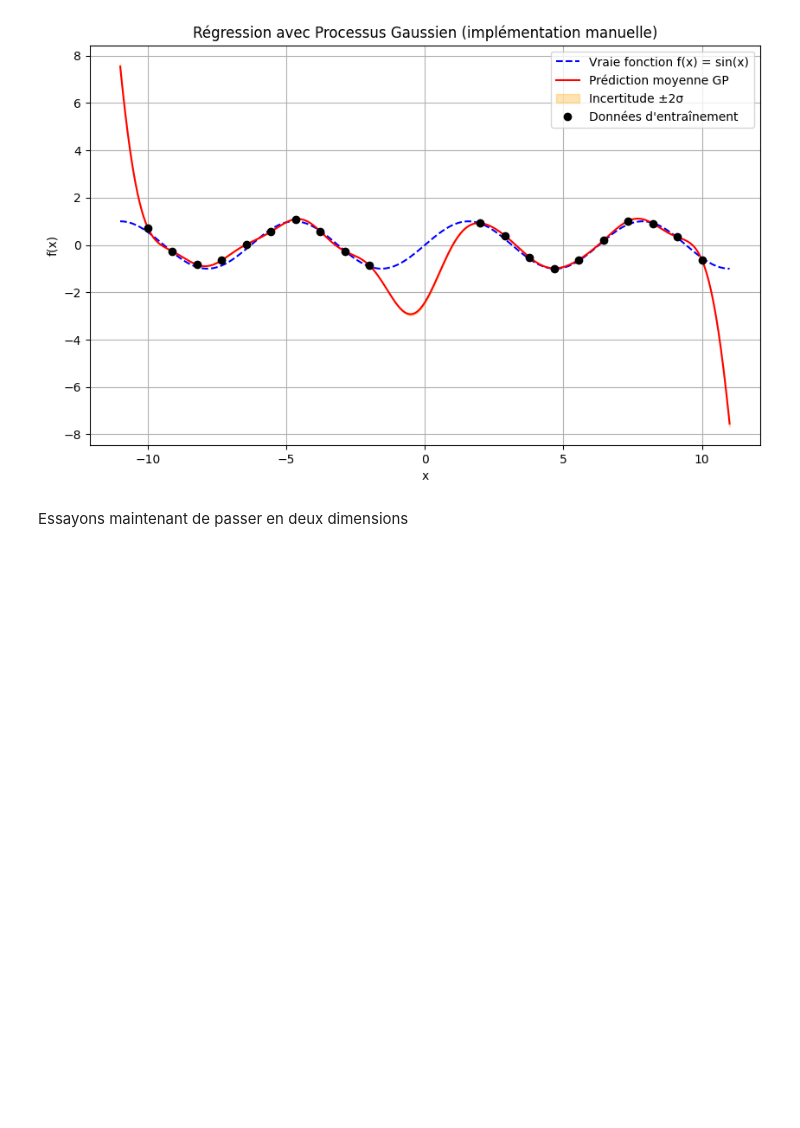
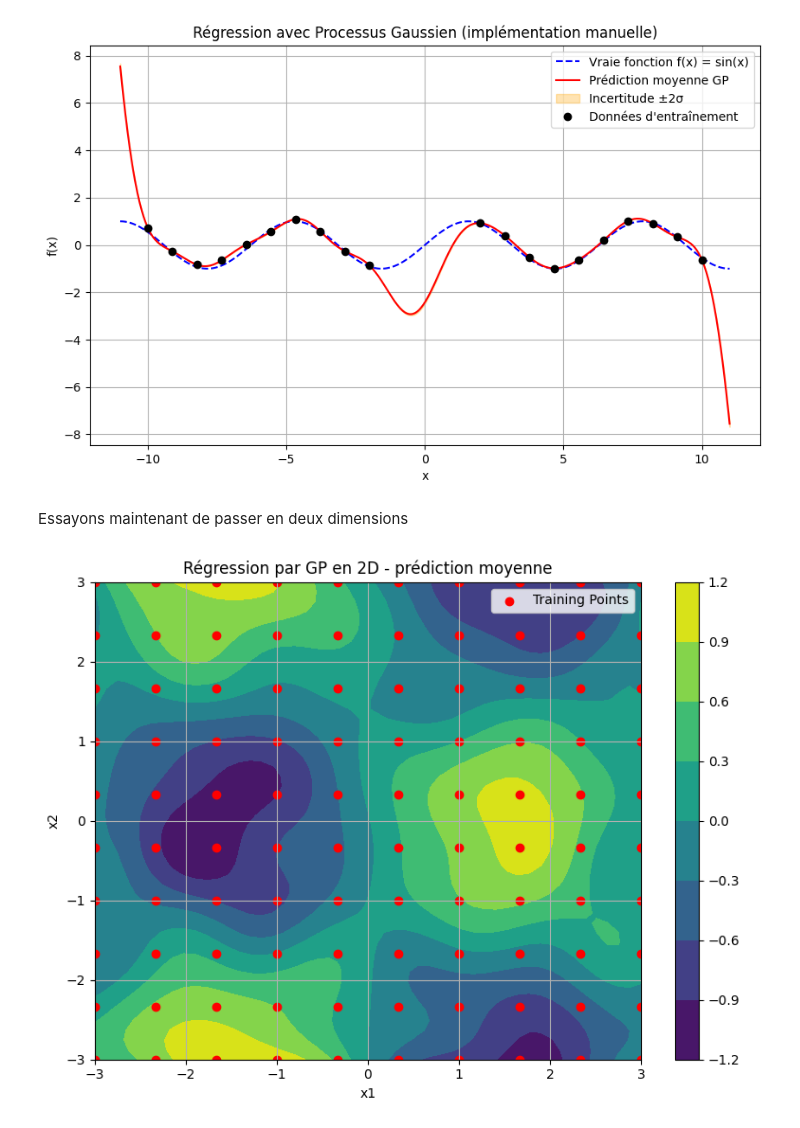
Before and after one commit to SamiLaayat/GP, a Jupyter notebook: Gaussian_Process_Manual_Implementation_Corrige.ipynb, the cells around one changed output. Drawn from its saved outputs; the diff is of its cells as text; code cells hidden in the pictures; blank space fills up the shorter version.

```diff
--- a/Gaussian_Process_Manual_Implementation_Corrige.ipynb
+++ b/Gaussian_Process_Manual_Implementation_Corrige.ipynb
@@ -158,3 +158,51 @@ plt.show()
 [figure]
 # %% [markdown]
 Essayons maintenant de passer en deux dimensions
+# %%
+# Fonction cible en 2D (exemple : sin(x1) * cos(x2))
+def f_2d(X):
+    return np.sin(X[:, 0]) * np.cos(X[:, 1])
+
+# Kernel RBF 2D
+def rbf_kernel(X1, X2, length_scale=1.0, sigma_f=1.0):
+    sqdist = np.sum(X1**2, 1).reshape(-1,1) + np.sum(X2**2, 1) - 2*np.dot(X1, X2.T)
+    return sigma_f**2 * np.exp(-0.5 / length_scale**2 * sqdist)
+
+# Grille d'entraînement
+rng = np.random.RandomState(0)
+X1 = np.linspace(-3, 3, 10)
+X2 = np.linspace(-3, 3, 10)
+X1g, X2g = np.meshgrid(X1, X2)
+X_train = np.vstack([X1g.ravel(), X2g.ravel()]).T
+y_train = f_2d(X_train) + rng.normal(0, 0.1, X_train.shape[0])
+
+# Grille de test
+X1_test = np.linspace(-3, 3, 50)
+X2_test = np.linspace(-3, 3, 50)
+X1g_test, X2g_test = np.meshgrid(X1_test, X2_test)
+X_test = np.vstack([X1g_test.ravel(), X2g_test.ravel()]).T
+
+# Calcul des matrices de covariance
+K = rbf_kernel(X_train, X_train) + 1e-8 * np.eye(len(X_train))
+K_s = rbf_kernel(X_train, X_test)
+K_ss = rbf_kernel(X_test, X_test)
+
+# Inversion et prédiction
+K_inv = np.linalg.inv(K)
+mu_s = K_s.T @ K_inv @ y_train
+mu_s = mu_s.reshape(X1g_test.shape)
+
+# Affichage
+plt.figure(figsize=(8, 6))
+cp = plt.contourf(X1g_test, X2g_test, mu_s, cmap='viridis')
+plt.colorbar(cp)
+plt.scatter(X_train[:, 0], X_train[:, 1], c='r', label='Training Points')
+plt.title("Régression par GP en 2D - prédiction moyenne")
+plt.xlabel("x1")
+plt.ylabel("x2")
+plt.legend()
+plt.grid(True)
+plt.tight_layout()
+plt.show()
+# %% [output]
+[figure, added]
```
